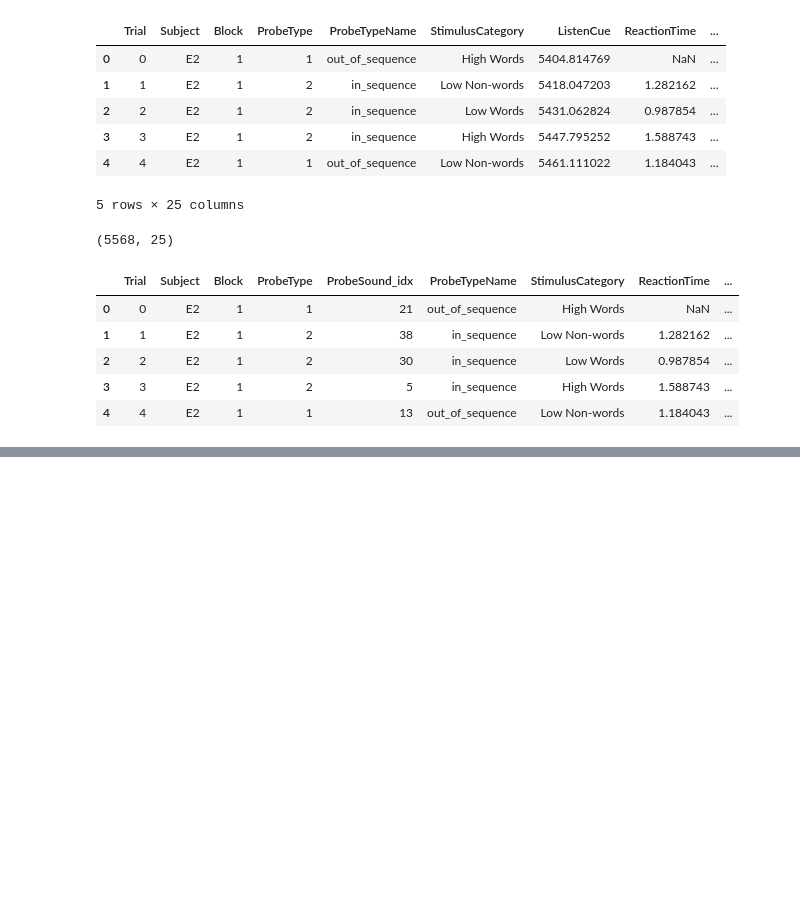
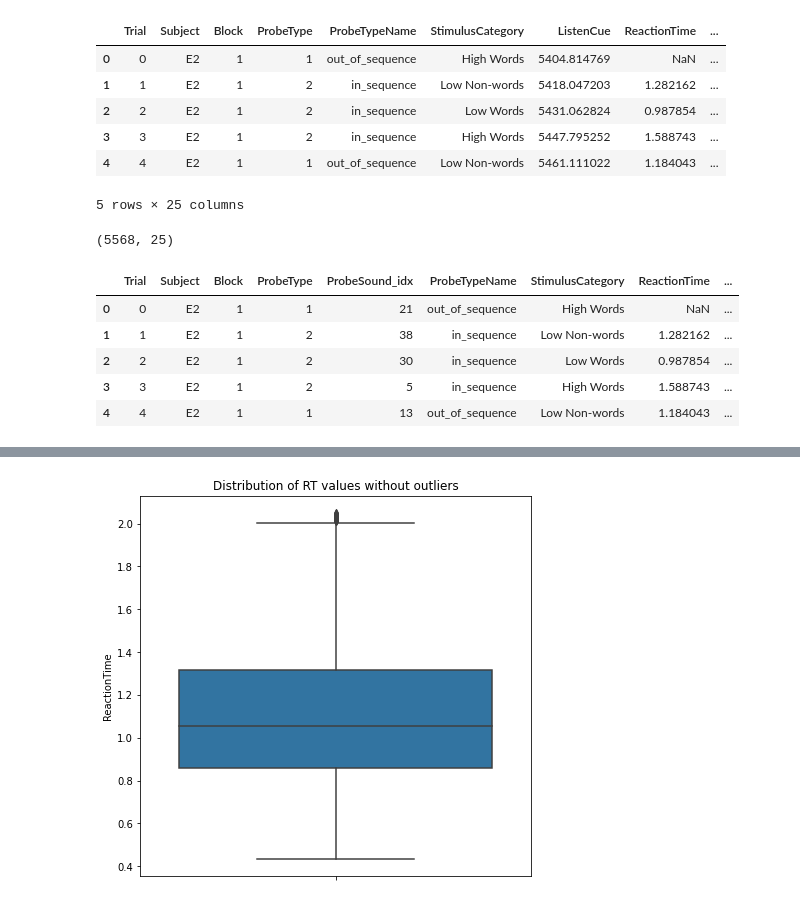
Before and after one commit to cristinarainich/Sternberg_analysis, a Jupyter notebook: EEG_dataset.ipynb, the cells around one changed output, grey strips where cells are left out. Saved outputs shown, nothing was run; the diff lists cells and outputs as text; code cells hidden in the pictures; blank space fills up the shorter version.

```diff
--- a/EEG_dataset.ipynb
+++ b/EEG_dataset.ipynb
@@ -120,0 +169,17 @@ dtype: int64
+# %%
+# check for outliers outside
+eeg_no_outliers = eeg_clean.copy()
+q75 = np.percentile(eeg_no_outliers['ReactionTime'], 75)
+q25 = np.percentile(eeg_no_outliers['ReactionTime'], 25)
+inter_qr = q75 - q25
+upper = q75 + (inter_qr*1.5)
+lower = q25 - (inter_qr*1.5)
+col_new = []
+for value in eeg_no_outliers['ReactionTime'].values:
+  if value < lower:
+    col_new.append(np.nan)
+  elif value > upper:
+    col_new.append(np.nan)
+  else:
+    col_new.append(value)
+eeg_no_outliers['ReactionTime'] = col_new
@@ -120,0 +190,3 @@ dtype: int64
+# %%
+# drop outliers
+eeg_no_outliers = eeg_no_outliers.dropna()
@@ -120,0 +197,6 @@ dtype: int64
+# %%
+pl.figure(figsize = (7, 7))
+ax = seaborn.boxplot(y="ReactionTime", data=eeg_no_outliers)
+pl.title("Distribution of RT values without outliers");
+# %% [output]
+[figure, added]
```
Also changed, not shown: parts of 22 cells of this notebook.
